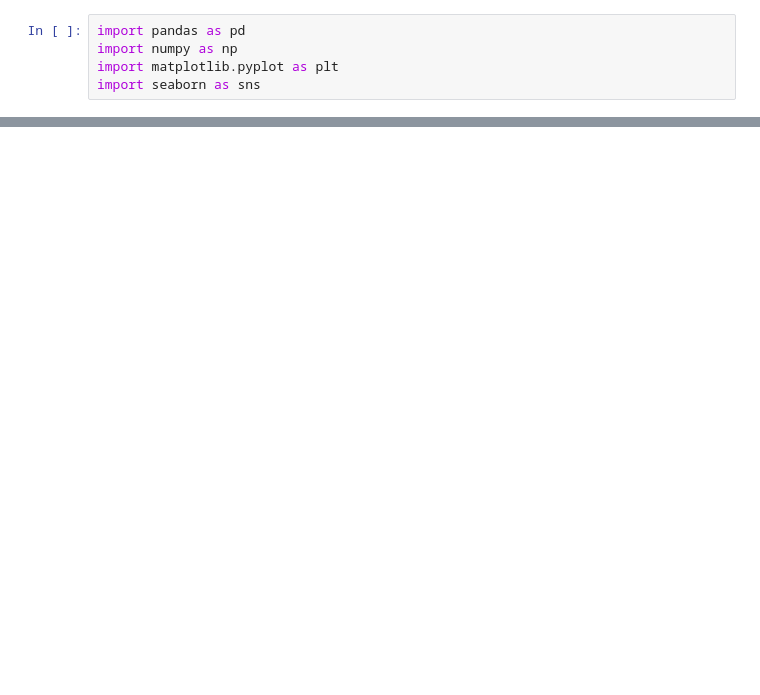
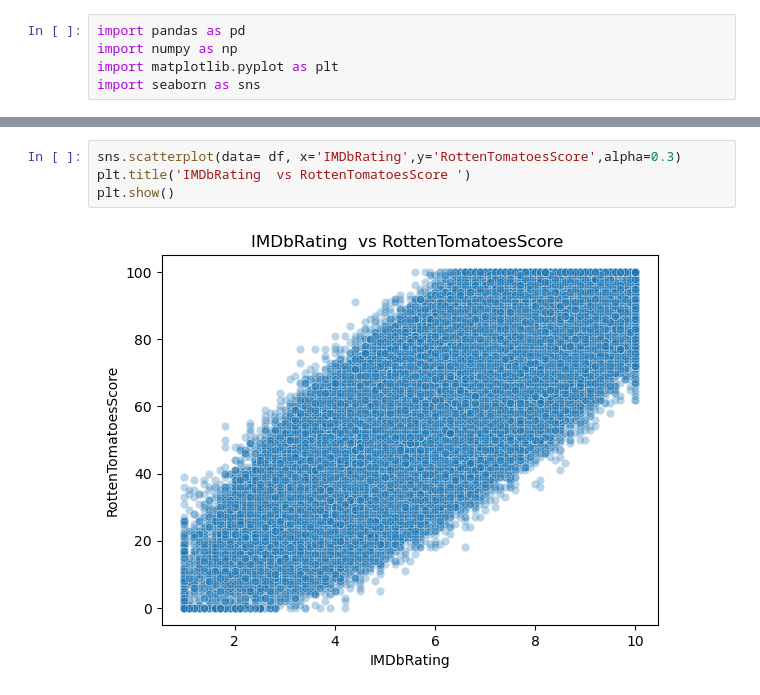
Before and after one commit to harhash891/mohamed-saed-mohamed-hasan-ahmed, a Jupyter notebook: n1.ipynb, the cells around one changed output, grey strips where cells are left out. Saved outputs shown, nothing was run; the diff lists cells and outputs as text; blank space fills up the shorter version.

```diff
--- a/n1.ipynb
+++ b/n1.ipynb
@@ -268,0 +128,6 @@ df.groupby('Season')['Purchase Amount (USD)'].sum().plot(kind='pie')
+# %%
+sns.scatterplot(data= df, x='IMDbRating',y='RottenTomatoesScore',alpha=0.3)
+plt.title('IMDbRating  vs RottenTomatoesScore ')
+plt.show()
+# %% [output]
+[figure, added]
```
Also changed, not shown: parts of 49 cells of this notebook.
